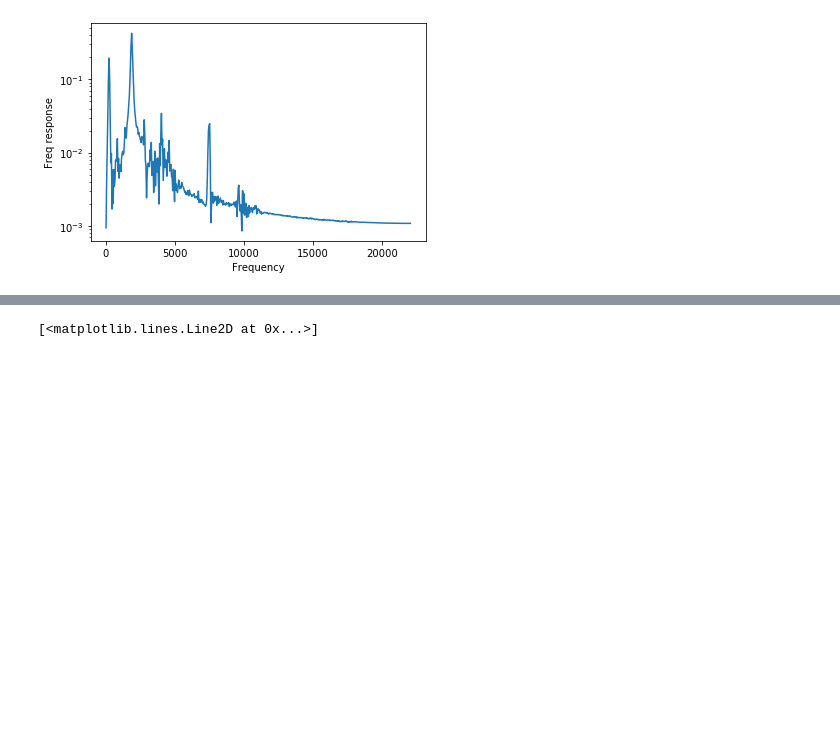
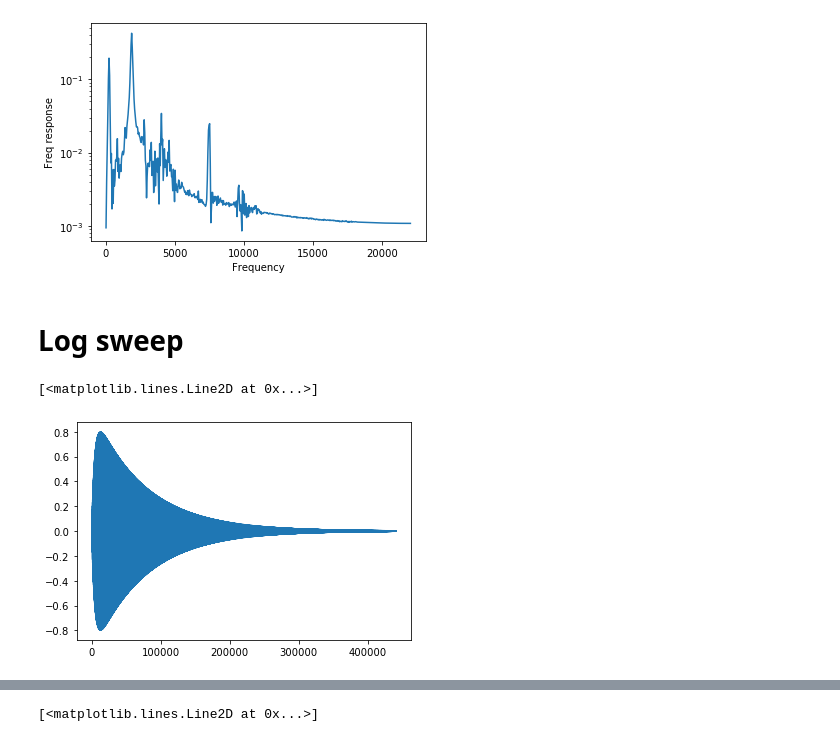
Before and after one commit to JingbiaoMei/Cambridge-Blue-Noise, a Jupyter notebook: Chirps.ipynb, the cells around one changed output, grey strips where cells are left out. Drawn from its saved outputs; the diff is of its cells as text; code cells hidden in the pictures; blank space fills up the shorter version.

Commit message:
combined log chirp now consistent

```diff
--- a/Chirps.ipynb
+++ b/Chirps.ipynb
@@ -120,3 +75,25 @@ plt.show()
 # %% [output]
 1024
 [figure]
+# %% [markdown]
+# Log sweep
+# %%
+# form of log sweep
+sec = 5
+t = np.linspace(0, sec, fs*sec)
+t2 = np.linspace(0, 2*sec, fs*2*sec)
+x_t = np.sin(2 * np.pi * fl * sec * (np.exp( t * (np.log(fu / fl) / sec)) -1) /np.log(fu / fl) )
+x_t_comb = np.concatenate((np.flip(x_t), x_t), axis=None)
+
+x_t *= (1-np.exp(-k*t))*(1-np.exp(-k*(sec-t)))
+x_t_comb *= (1-np.exp(-k*t2))*(1-np.exp(-k*(2*sec-t2)))
+
+mod = np.exp(-t * np.log(fu / fl) / sec)
+mod2 = np.exp(-t2 * np.log(fu / fl) / (sec*2)) # combined signal is 2x as long
+rev_x_t = np.flip(x_t) * mod
+rev_x_t_comb = np.flip(x_t_comb) * mod2
+
+plt.plot(rev_x_t_comb)
+# %% [output]
+[<matplotlib.lines.Line2D at 0x...>]
+[figure, added]
```
Also changed, not shown: parts of 13 cells of this notebook, 4 other files.
